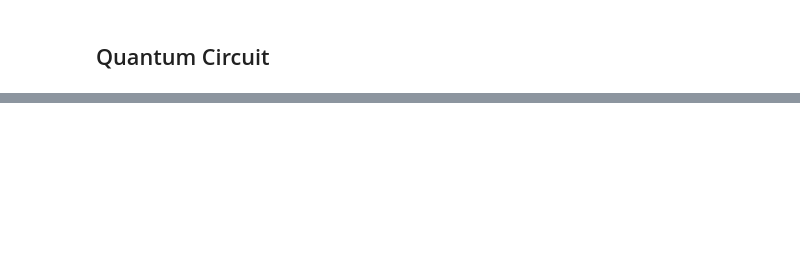
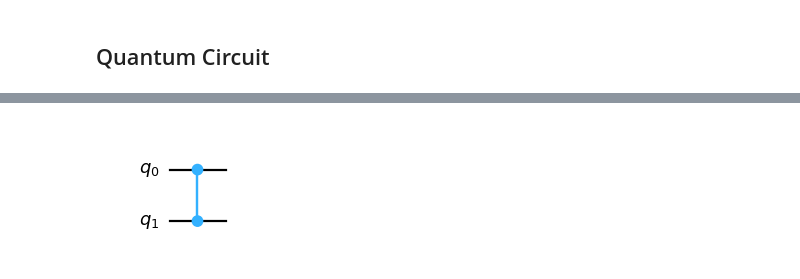
Before and after one commit to xandergot/AdvancedQuiskitDemo, a Jupyter notebook: circuit.ipynb, the cells around one changed output, grey strips where cells are left out. Drawn from its saved outputs; the diff is of its cells as text; code cells hidden in the pictures; blank space fills up the shorter version.

```diff
--- a/circuit.ipynb
+++ b/circuit.ipynb
@@ -20,6 +19,5 @@ qc.draw(output='mpl', scale=0.8)
 # %%
 
-
-
-
-qc.draw(output='mpl', scale=0.8)
+oracle.draw(output='mpl', scale=.8)
+# %% [output]
+[figure, added]
```
Also changed, not shown: parts of 14 cells of this notebook, 3 other files.
